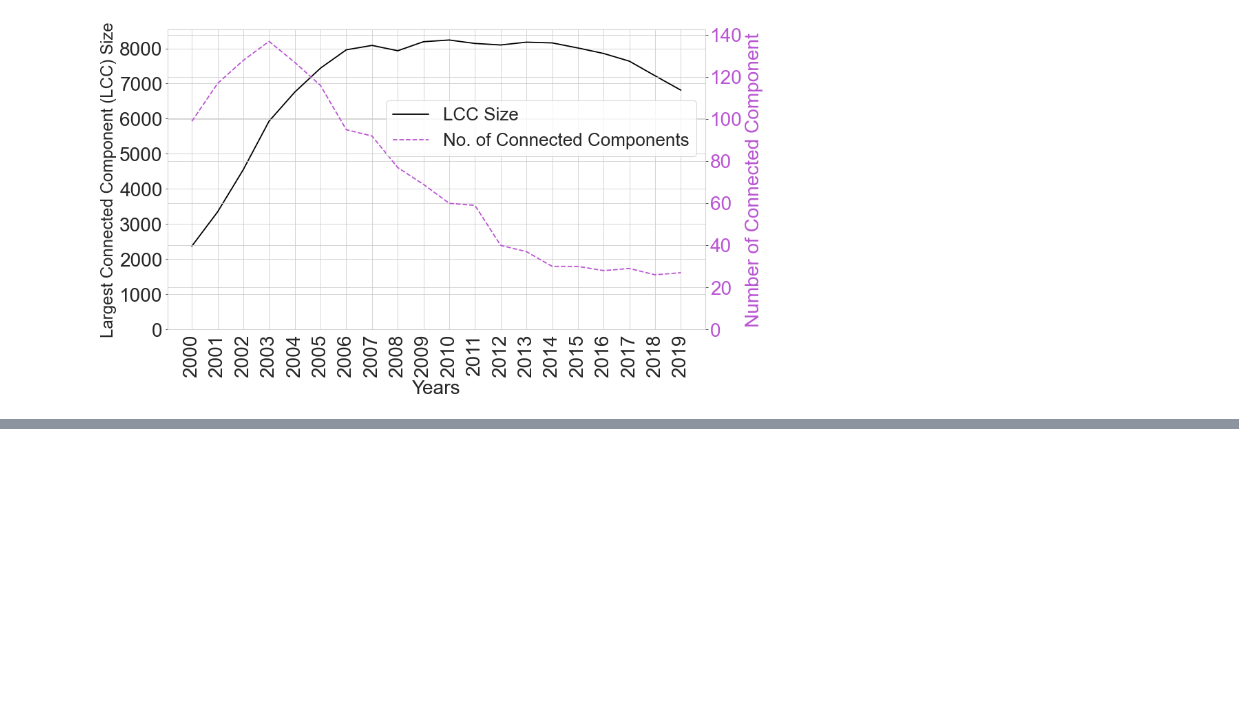
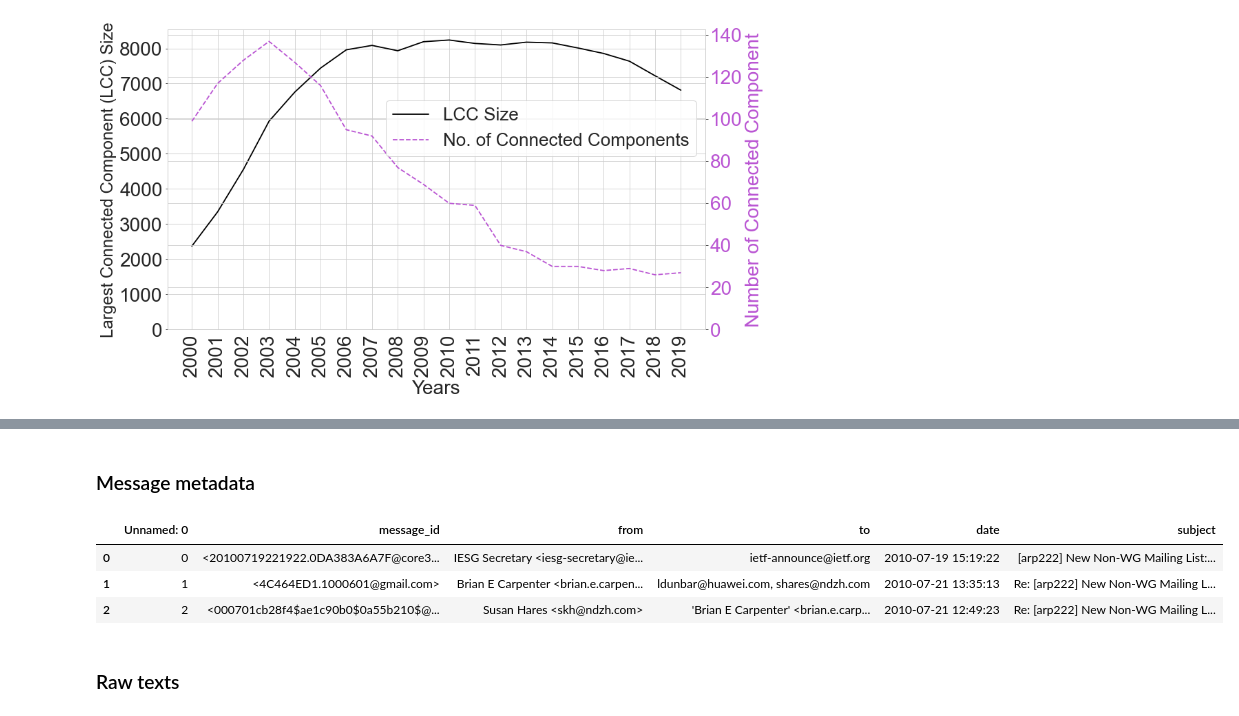
Before and after one commit to sodestream/ietf115-hackathon, a Jupyter notebook: IETF Hackathon - examples.ipynb, the cells around one changed output, grey strips where cells are left out. Cells and saved outputs as stored; diff of their text form; code cells hidden in the pictures; blank space fills up the shorter version.

```diff
--- a/IETF Hackathon - examples.ipynb
+++ b/IETF Hackathon - examples.ipynb
@@ -1344,0 +1357,14 @@ fig.legend(bbox_to_anchor=(1,0.795),bbox_transform=ax_h.transAxes,fontsize=26)
+# %%
+example_list_name = "arp222"
+# %% [markdown]
+### Message metadata
+# %%
+meta_df = pd.read_csv("./segmented_texts/" + example_list_name + "-meta.csv")
+meta_df.head()
+# %% [output]
+|  | Unnamed: 0 | message_id | from | to | date | subject |
+| 0 | 0 | <20100719221922.0DA383A6A7F@core3... | IESG Secretary <iesg-secretary@ie... | ietf-announce@ietf.org | 2010-07-19 15:19:22 | [arp222] New Non-WG Mailing List:... |
+| 1 | 1 | <4C464ED1.1000601@gmail.com> | Brian E Carpenter <brian.e.carpen... | ldunbar@huawei.com, shares@ndzh.com | 2010-07-21 13:35:13 | Re: [arp222] New Non-WG Mailing L... |
+| 2 | 2 | <000701cb28f4$ae1c90b0$0a55b210$@... | Susan Hares <skh@ndzh.com> | 'Brian E Carpenter' <brian.e.carp... | 2010-07-21 12:49:23 | Re: [arp222] New Non-WG Mailing L... |
+# %% [markdown]
+### Raw texts
```
Also changed, not shown: parts of 16 cells of this notebook, 2 other files.
